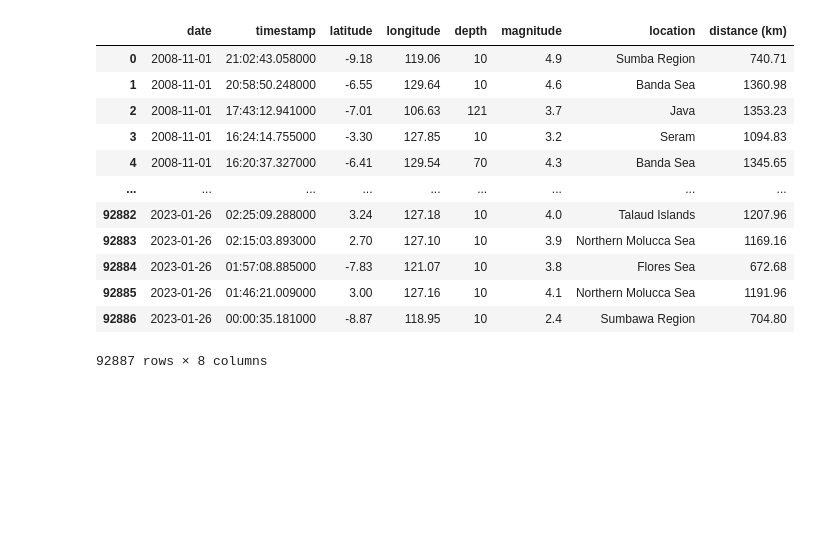
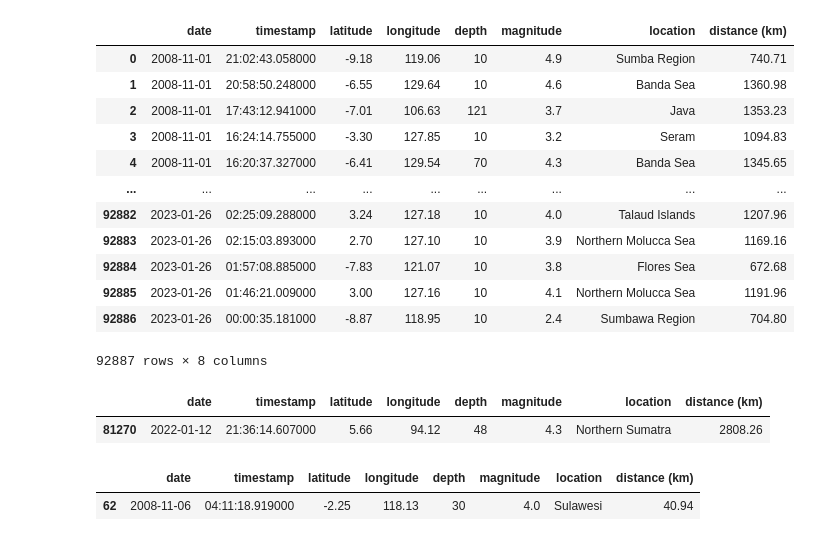
Before and after one commit to wrjodjana/indonesian-earthquakes, a Jupyter notebook: eda.ipynb, the cells around one changed output. Saved outputs shown, nothing was run; the diff lists cells and outputs as text; code cells hidden in the pictures; blank space fills up the shorter version.

```diff
--- a/eda.ipynb
+++ b/eda.ipynb
@@ -142,6 +142,14 @@ df_dist
 # %%
 # find farthest distance
 df_dist_lg = df_dist.nlargest(1, columns=["distance (km)"])
-
-# find shortest distance
-df_dist_sm = df_dist.nsmallest(1, columns=["distance (km)"])
+df_dist_lg
+# %% [output]
+|  | date | timestamp | latitude | longitude | depth | magnitude | location | distance (km) |
+| 81270 | 2022-01-12 | 21:36:14.607000 | 5.66 | 94.12 | 48 | 4.3 | Northern Sumatra | 2808.26 |
+# %%
+# find shortest distance
+df_dist_sm = df_dist.nsmallest(1, columns=["distance (km)"])
+df_dist_sm
+# %% [output]
+|  | date | timestamp | latitude | longitude | depth | magnitude | location | distance (km) |
+| 62 | 2008-11-06 | 04:11:18.919000 | -2.25 | 118.13 | 30 | 4.0 | Sulawesi | 40.94 |
```
Also changed, not shown: parts of 7 cells of this notebook.
